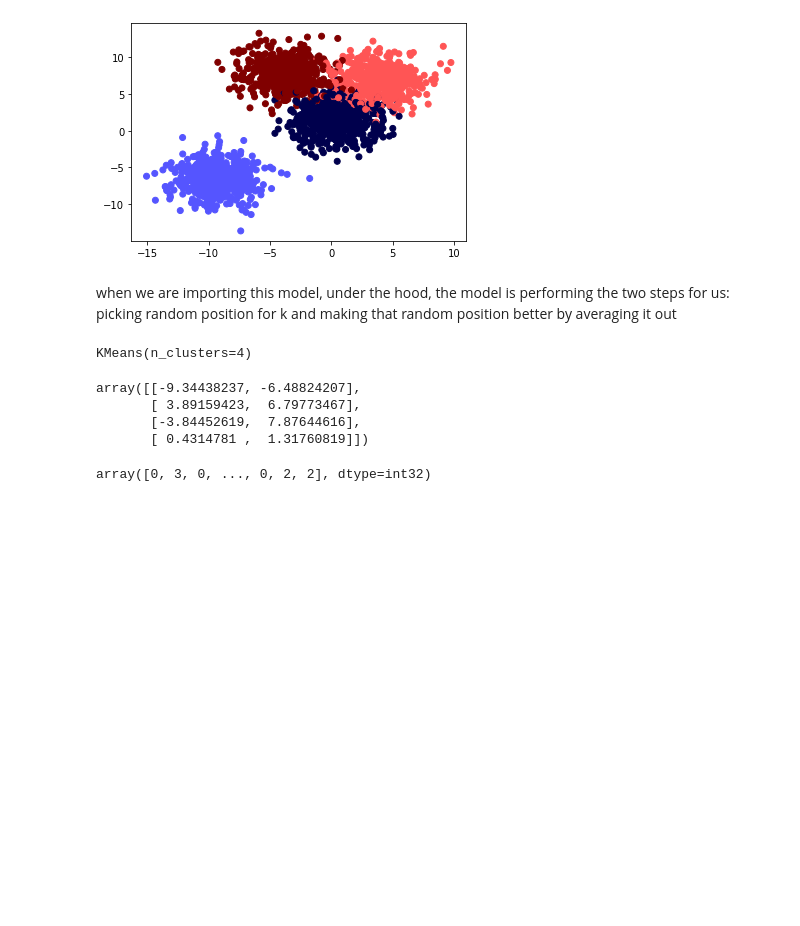
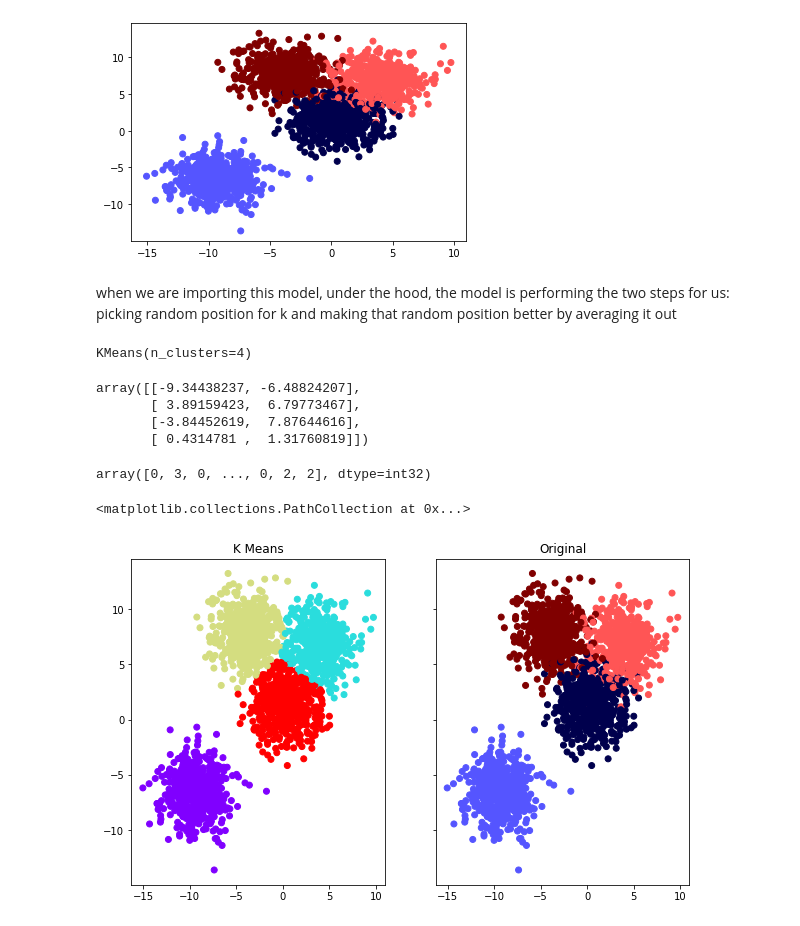
Before and after one commit to Dhiraj987/ML-Practices, a Jupyter notebook: K Mean Clustering.ipynb, the cells around one changed output. Saved outputs shown, nothing was run; the diff lists cells and outputs as text; code cells hidden in the pictures; blank space fills up the shorter version.

```diff
--- a/K Mean Clustering.ipynb
+++ b/K Mean Clustering.ipynb
@@ -38,5 +38,12 @@ kmeans.labels_
 array([0, 3, 0, ..., 0, 2, 2], dtype=int32)
 # %%
 fig, (ax1,ax2)= plt.subplots(1,2, sharey=True,figsize=(10,6))
+
 ax1.set_title('K Means')
-ax1.scatter(data[0][:,0],data[0][:,])
+ax1.scatter(data[0][:,0],data[0][:,1],c=kmeans.labels_,cmap='rainbow')
+
+ax2.set_title('Original')
+ax2.scatter(data[0][:,0],data[0][:,1],c=data[1],cmap='seismic')
+# %% [output]
+<matplotlib.collections.PathCollection at 0x...>
+[figure, added]
```
